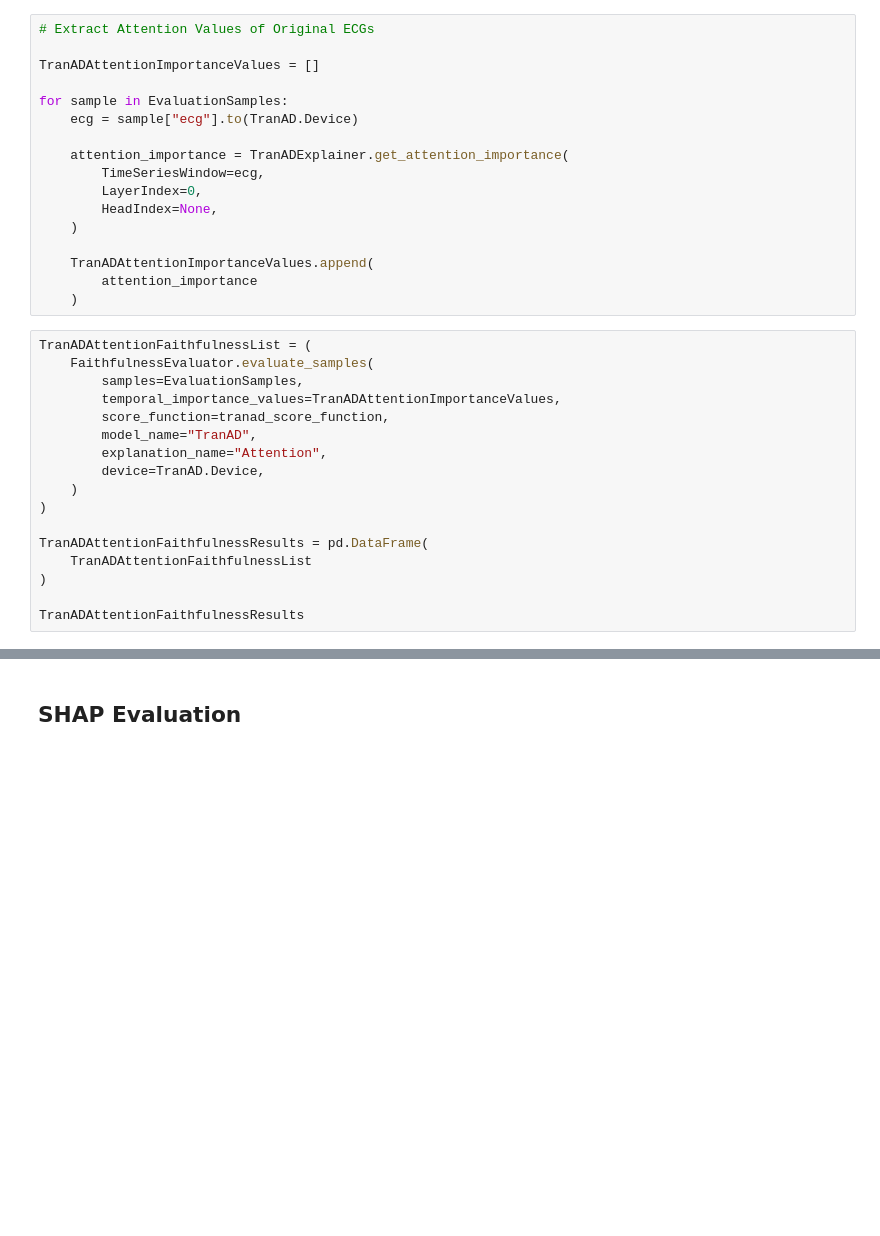
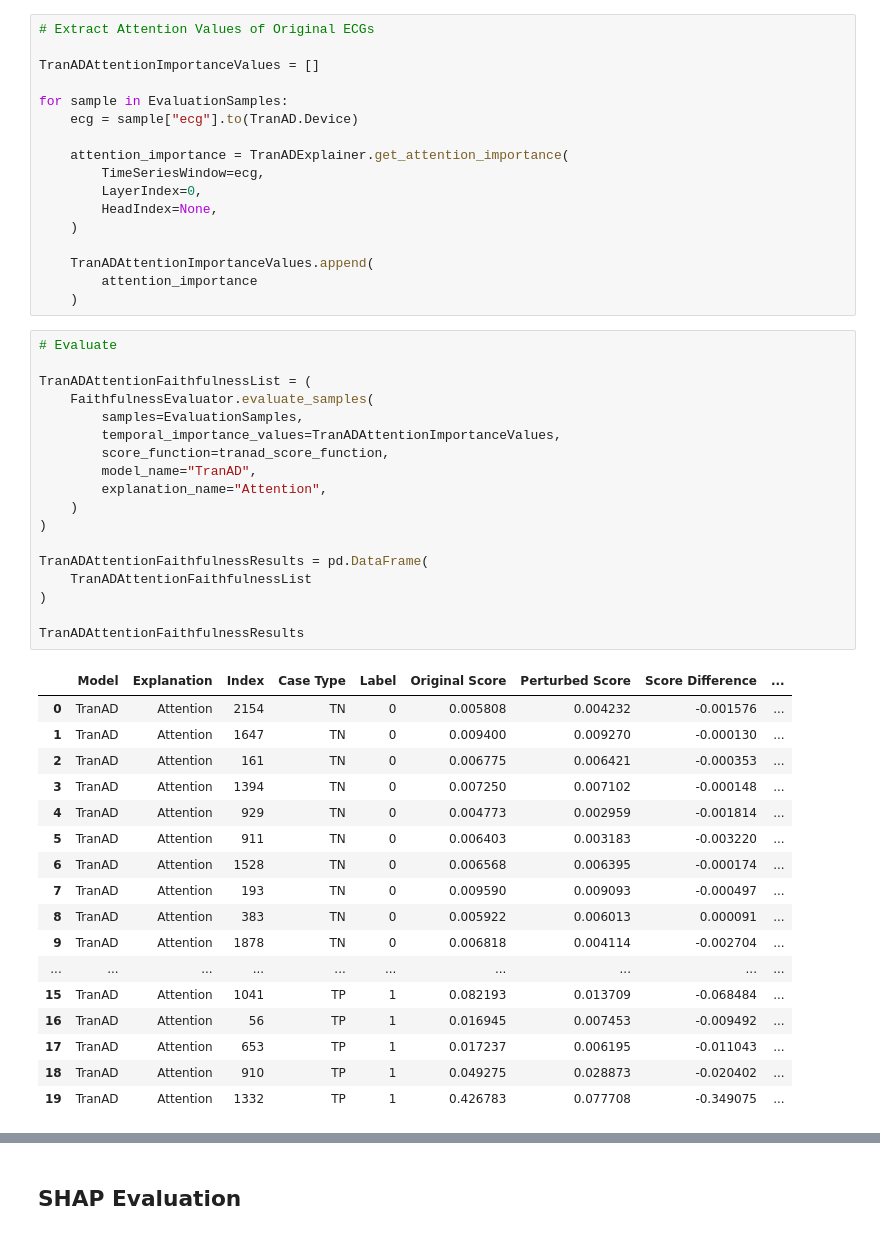
Before and after one commit to sharaffatima/Thesis, a Jupyter notebook: notebooks/06_faithfulness_evaluation.ipynb, the cells around one changed output, grey strips where cells are left out. Drawn from its saved outputs; the diff is of its cells as text; blank space fills up the shorter version.

```diff
--- a/notebooks/06_faithfulness_evaluation.ipynb
+++ b/notebooks/06_faithfulness_evaluation.ipynb
@@ -521,22 +586,41 @@ for sample in EvaluationSamples:
         attention_importance
     )
 # %%
+# Evaluate
+
 TranADAttentionFaithfulnessList = (
     FaithfulnessEvaluator.evaluate_samples(
         samples=EvaluationSamples,
         temporal_importance_values=TranADAttentionImportanceValues,
         score_function=tranad_score_function,
         model_name="TranAD",
         explanation_name="Attention",
-        device=TranAD.Device,
     )
 )
 
 TranADAttentionFaithfulnessResults = pd.DataFrame(
     TranADAttentionFaithfulnessList
 )
 
 TranADAttentionFaithfulnessResults
+# %% [output]
+|  | Model | Explanation | Index | Case Type | Label | Original Score | Perturbed Score | Score Difference | ... |
+| 0 | TranAD | Attention | 2154 | TN | 0 | 0.005808 | 0.004232 | -0.001576 | ... |
+| 1 | TranAD | Attention | 1647 | TN | 0 | 0.009400 | 0.009270 | -0.000130 | ... |
+| 2 | TranAD | Attention | 161 | TN | 0 | 0.006775 | 0.006421 | -0.000353 | ... |
+| 3 | TranAD | Attention | 1394 | TN | 0 | 0.007250 | 0.007102 | -0.000148 | ... |
+| 4 | TranAD | Attention | 929 | TN | 0 | 0.004773 | 0.002959 | -0.001814 | ... |
+| 5 | TranAD | Attention | 911 | TN | 0 | 0.006403 | 0.003183 | -0.003220 | ... |
+| 6 | TranAD | Attention | 1528 | TN | 0 | 0.006568 | 0.006395 | -0.000174 | ... |
+| 7 | TranAD | Attention | 193 | TN | 0 | 0.009590 | 0.009093 | -0.000497 | ... |
+| 8 | TranAD | Attention | 383 | TN | 0 | 0.005922 | 0.006013 | 0.000091 | ... |
+| 9 | TranAD | Attention | 1878 | TN | 0 | 0.006818 | 0.004114 | -0.002704 | ... |
+| ... | ... | ... | ... | ... | ... | ... | ... | ... | ... |
+| 15 | TranAD | Attention | 1041 | TP | 1 | 0.082193 | 0.013709 | -0.068484 | ... |
+| 16 | TranAD | Attention | 56 | TP | 1 | 0.016945 | 0.007453 | -0.009492 | ... |
+| 17 | TranAD | Attention | 653 | TP | 1 | 0.017237 | 0.006195 | -0.011043 | ... |
+| 18 | TranAD | Attention | 910 | TP | 1 | 0.049275 | 0.028873 | -0.020402 | ... |
+| 19 | TranAD | Attention | 1332 | TP | 1 | 0.426783 | 0.077708 | -0.349075 | ... |
 # %%
 TranADAttentionFaithfulnessSummary = (
     TranADAttentionFaithfulnessResults
```
Also changed, not shown: parts of 21 cells of this notebook.
